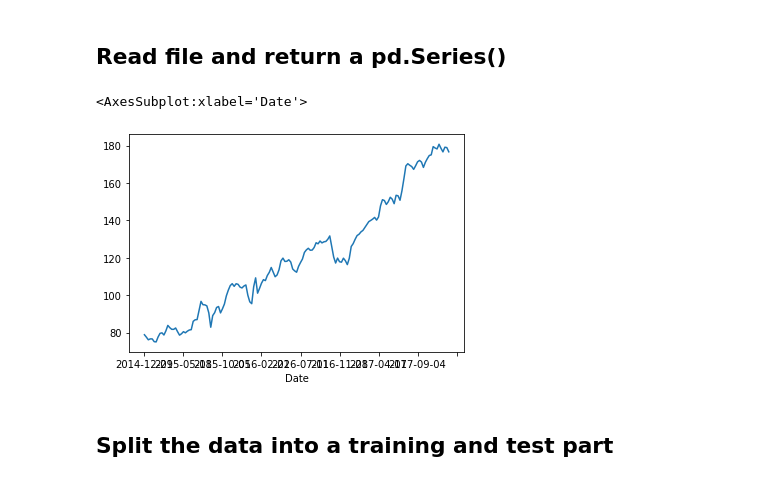
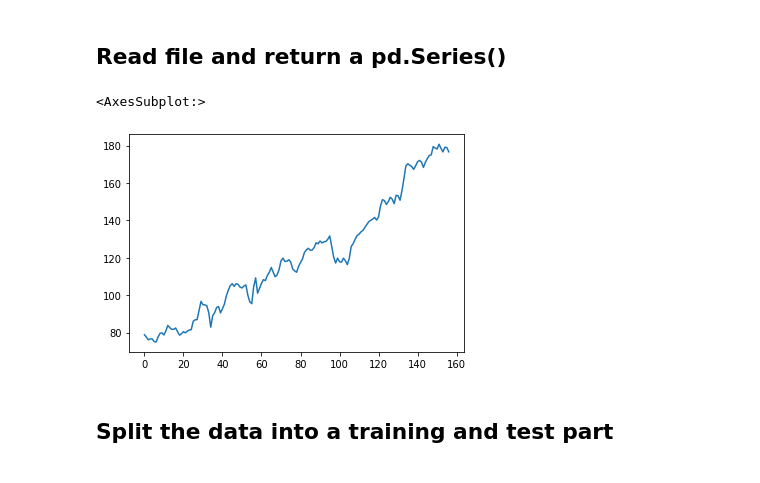
Before and after one commit to YohannesDK/DAT550-Project, a Jupyter notebook: arima/arimaPrePro.ipynb, the cells around one changed output. Cells and saved outputs as stored; diff of their text form; code cells hidden in the pictures.

```diff
--- a/arima/arimaPrePro.ipynb
+++ b/arima/arimaPrePro.ipynb
@@ -12,11 +12,14 @@ from statsmodels.graphics.tsaplots import plot_acf, plot_pacf
 ## Read file and return a pd.Series()
 # %%
 data = pd.read_csv("facebook.csv", index_col=0, squeeze=True)
-# %%
-data.plot()
-# %% [output]
-<AxesSubplot:xlabel='Date'>
-[figure, removed]
+# %%
+
+ind = [i for i in range(data.size)]
+data.index = ind
+data.plot()
+# %% [output]
+<AxesSubplot:>
+[figure, added]
 # %% [markdown]
 ## Split the data into a training and test part
 # %%
```
Also changed, not shown: parts of 12 cells of this notebook.
